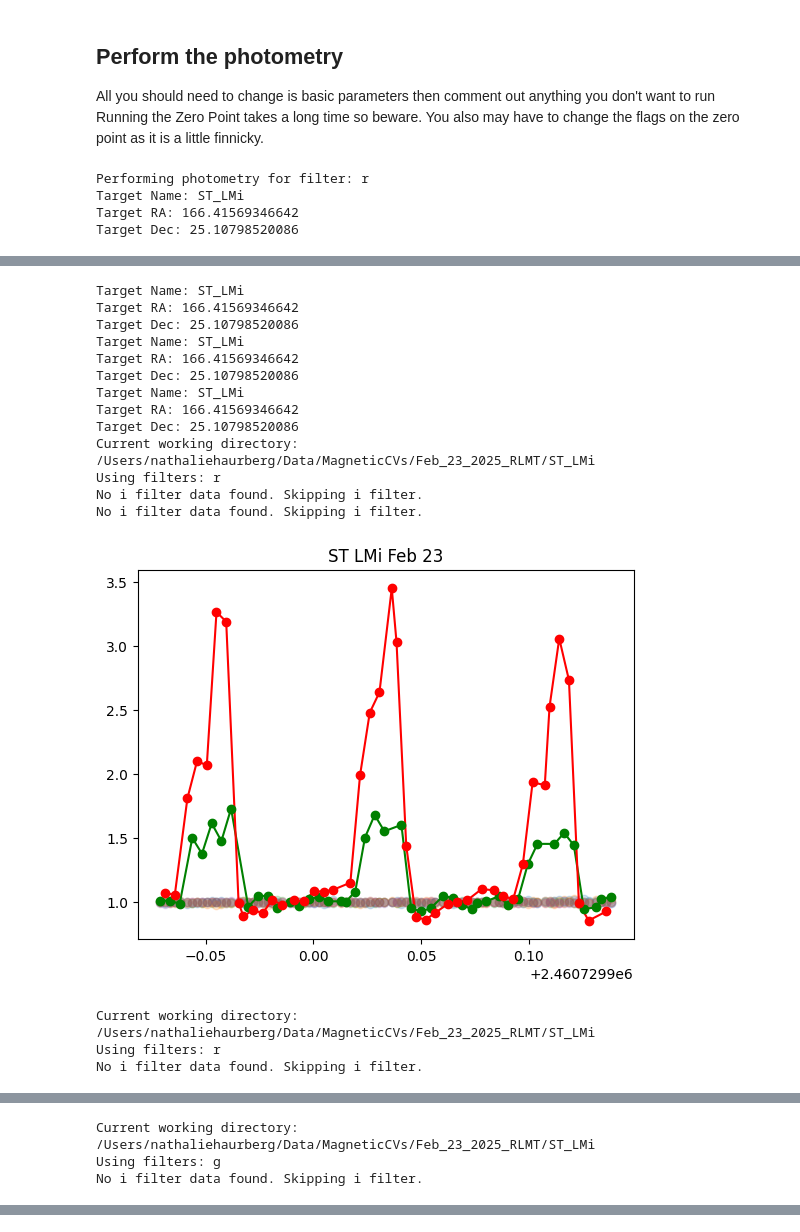
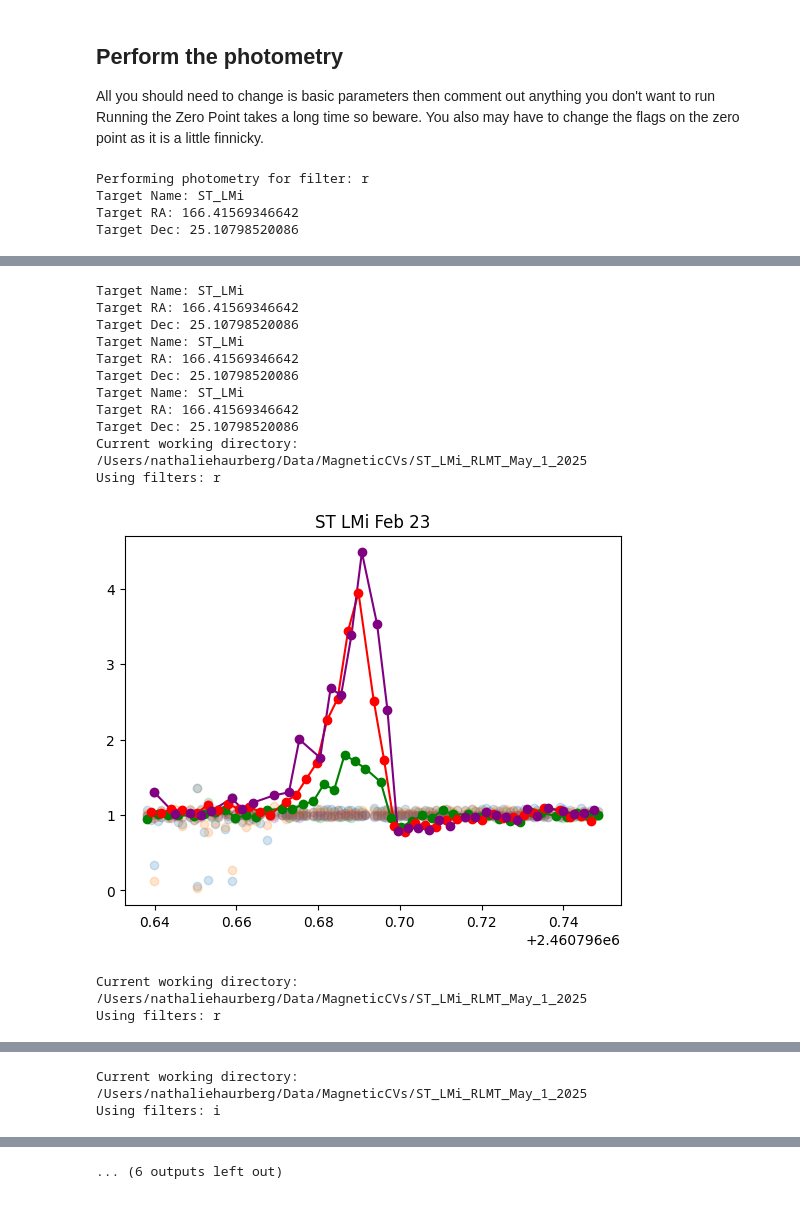
Before and after one commit to astronathalie/MCV, a Jupyter notebook: photstars.ipynb, the cells around one changed output, grey strips where cells are left out. Saved outputs shown, nothing was run; the diff lists cells and outputs as text; code cells hidden in the pictures.

```diff
--- a/photstars.ipynb
+++ b/photstars.ipynb
@@ -1230,7 +1244,7 @@ Running the Zero Point takes a long time so beware.
 You also may have to change the flags on the zero point as it is a little finnicky.
 # %%
 # Set the directory containing the image folders and the filt
-BASE = '/Users/nathaliehaurberg/Data/MagneticCVs/Feb_23_2025_RLMT/ST_LMi/'
+BASE = '/Users/nathaliehaurberg/Data/MagneticCVs/ST_LMi_RLMT_May_1_2025/'
 
 # set the star list in pixels
 STARS = [(2900.2411,1477.3404), (2986.2712,1509.9692), (2412.4599,1996.4578), (2802.4384,1234.5056),(2245.5118,1043.4673)]
@@ -1266,7 +1280,7 @@ pipe = PhotometryPipeline(
     annulus_outer=AN_O
 )
 
-# Run the ZP magnitude script for each filter
+# #Run the ZP magnitude script for each filter
 # for filt in filters:
 #     print('Running ZP magnitude script for filter:', filt)
 #     zp_runner = ZPmagrunner(base_dir=BASE, script_path='/Users/nathaliehaurberg/Data/MagneticCVs/MCV/CalcZPMag.py', flags='--rewriteAVG')
@@ -1289,17 +1303,14 @@ Target Dec: 25.10798520086
 Target Name: ST_LMi
 Target RA: 166.41569346642
 Target Dec: 25.10798520086
 Target Name: ST_LMi
 Target RA: 166.41569346642
 Target Dec: 25.10798520086
 Target Name: ST_LMi
 Target RA: 166.41569346642
 Target Dec: 25.10798520086
-Current working directory: /Users/nathaliehaurberg/Data/MagneticCVs/Feb_23_2025_RLMT/ST_LMi
+Current working directory: /Users/nathaliehaurberg/Data/MagneticCVs/ST_LMi_RLMT_May_1_2025
 Using filters: r
-No i filter data found. Skipping i filter.
-No i filter data found. Skipping i filter.
-[figure, old version]
+[figure, new version]
-Current working directory: /Users/nathaliehaurberg/Data/MagneticCVs/Feb_23_2025_RLMT/ST_LMi
+Current working directory: /Users/nathaliehaurberg/Data/MagneticCVs/ST_LMi_RLMT_May_1_2025
 Using filters: r
-No i filter data found. Skipping i filter.
@@ -1326,3 +1349,2 @@ No i filter data found. Skipping i filter.
-Current working directory: /Users/nathaliehaurberg/Data/MagneticCVs/Feb_23_2025_RLMT/ST_LMi
-Using filters: g
-No i filter data found. Skipping i filter.
+Current working directory: /Users/nathaliehaurberg/Data/MagneticCVs/ST_LMi_RLMT_May_1_2025
+Using filters: i
@@ -1329,0 +1352 @@ No i filter data found. Skipping i filter.
+... (6 outputs left out)
```
Also changed, not shown: parts of 2 cells of this notebook.
